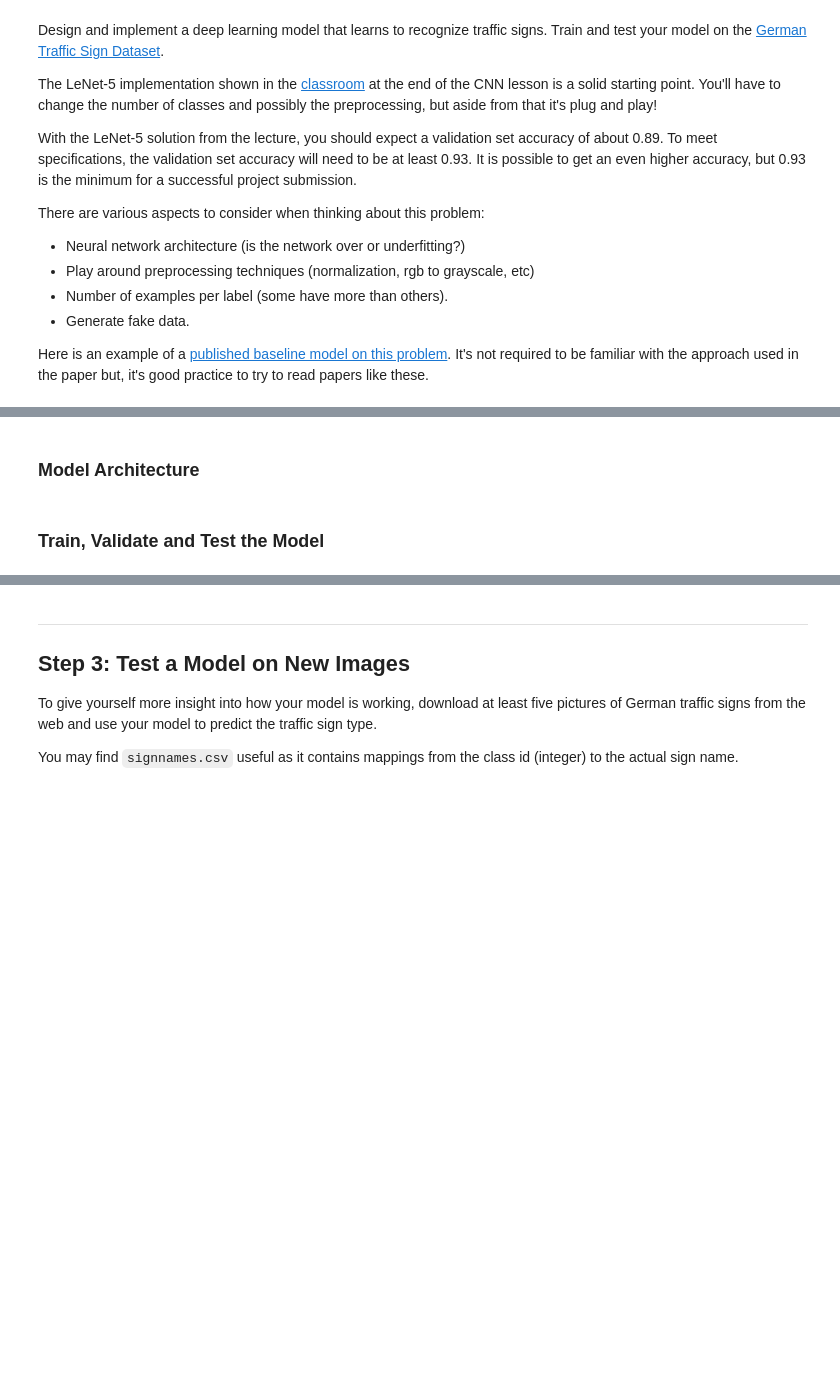
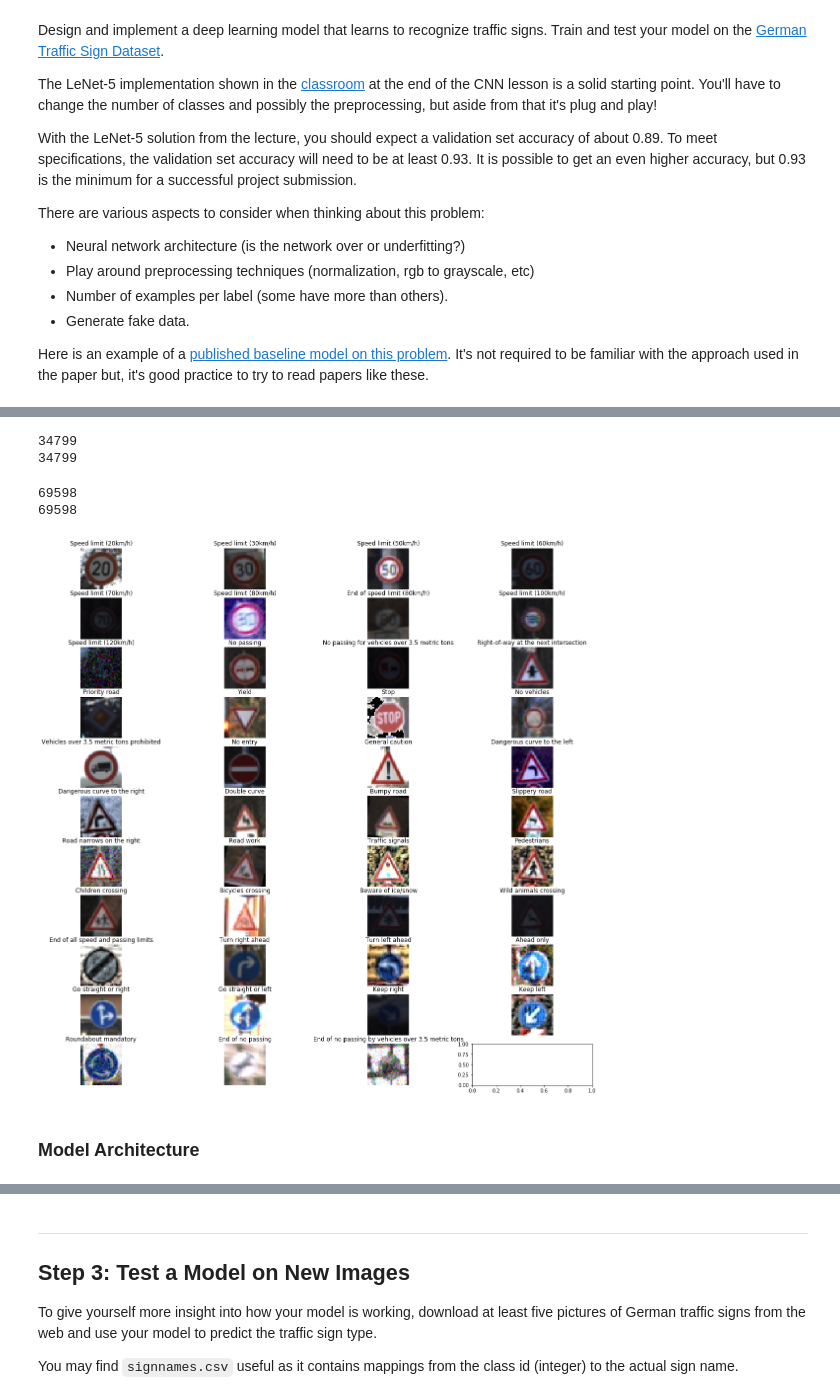
Before and after one commit to gasatig/SDC-ND, a Jupyter notebook: signal classifier/Traffic_Sign_Classifier.ipynb, the cells around one changed output, grey strips where cells are left out. Drawn from its saved outputs; the diff is of its cells as text; code cells hidden in the pictures; blank space fills up the shorter version.

```diff
--- a/signal classifier/Traffic_Sign_Classifier.ipynb
+++ b/signal classifier/Traffic_Sign_Classifier.ipynb
@@ -472,2 +315,52 @@ Use the code cell (or multiple code cells, if necessary) to implement the first
+# %%
+print(len(X_train_aug))
+print(len(y_train_aug))
+# %% [output]
+34799
+34799
+# %%
+"""
+    This function converts given images to list as after precessoing we have converted
+    all images to list. We need convert this iamge list back to np array after concatenating
+    processed images.
+"""
+def get_image_list(img, label):
+    image = []
+    labels = []
+    for i in range(len(img)):
+        image.append(img[i])
+        labels.append(label[i])
+
+    return image, labels
+
+image_list, label_list = get_image_list(X_train, y_train)
+
+image_list.extend(X_train_aug)
+label_list.extend(y_train_aug)
+
+image_list , label_list = shuffle(image_list , label_list)
+
+def reshape_input(img_list):
+    img = []
+    for i in range(len(img_list)):
+        img.append(img_list[i].reshape(1,32,32,3))
+
+    return img
+# %%
+temp = reshape_input(image_list)
+
+print(len(label_list))
+print(len(image_list))
+# %% [output]
+69598
+69598
+# %%
+"""
+    Show images after random transformations of images.
+"""
+
+t = show_images_class(image_list,label_list)
+# %% [output]
+[figure, added]
 # %% [markdown]
 ### Model Architecture
@@ -477,2 +366,0 @@ Use the code cell (or multiple code cells, if necessary) to implement the first
-# %% [markdown]
-### Train, Validate and Test the Model
```
Also changed, not shown: parts of 47 cells of this notebook, 1 other file.
